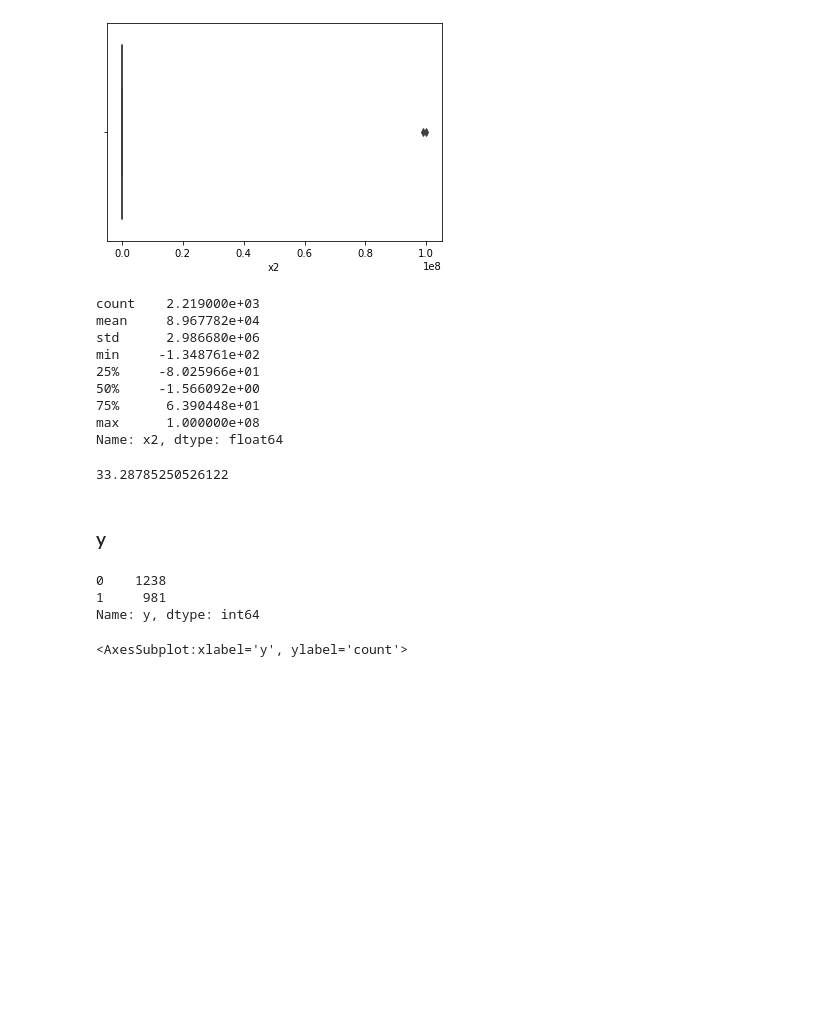
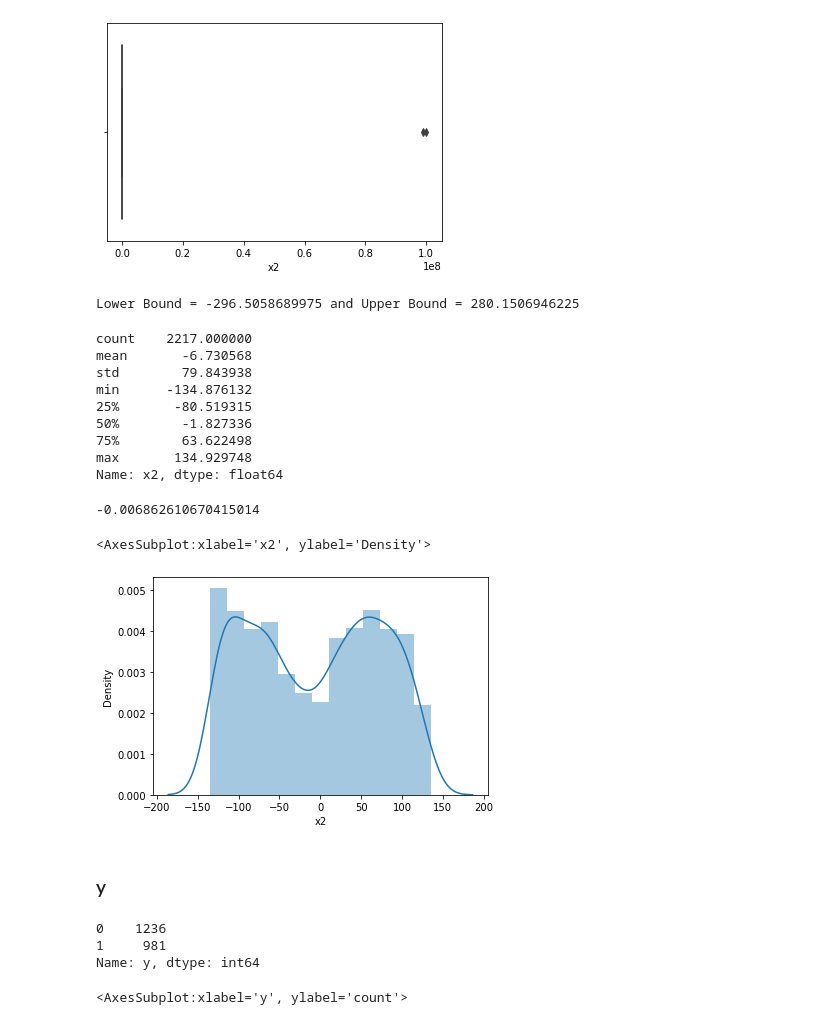
Before and after one commit to manujjoshi/Hackathons, a Jupyter notebook: Hackathon.ipynb, the cells around one changed output. Drawn from its saved outputs; the diff is of its cells as text; code cells hidden in the pictures; blank space fills up the shorter version.

```diff
--- a/Hackathon.ipynb
+++ b/Hackathon.ipynb
@@ -88,3 +88,11 @@ Name: x1, dtype: float64
 data['x1'].skew()
 # %% [output]
 0.07184836241273518
+# %%
+q1=np.percentile(data['x1'],25)
+q3=np.percentile(data['x1'],75)
+IQR=q3-q1
+good_value=1.5 * IQR
+lower_bound=q1-good_value
+upper_bound=q3+good_value
+print(f'Lower Bound = {lower_bound} and Upper Bound = {upper_bound}')
@@ -91,3 +101,5 @@ data['x1'].skew()
+# %%
+data = data[data['x1'] <= upper_bound]   # remove outliers
 # %% [markdown]
 ### x2
 # %%
@@ -100,28 +112,45 @@ sns.boxplot(data['x2'])
 # %% [output]
 <AxesSubplot:xlabel='x2'>
 [figure]
+# %%
+q1=np.percentile(data['x2'],25)
+q3=np.percentile(data['x2'],75)
+IQR=q3-q1
+good_value=1.5 * IQR
+lower_bound=q1-good_value
+upper_bound=q3+good_value
+print(f'Lower Bound = {lower_bound} and Upper Bound = {upper_bound}')
+# %% [output]
+Lower Bound = -296.5058689975 and Upper Bound = 280.1506946225
+# %%
+data = data[data['x2'] <= upper_bound]   # remove outliers
 # %%
 data['x2'].describe()
 # %% [output]
-count    2.219000e+03
-mean     8.967782e+04
-std      2.986680e+06
-min     -1.348761e+02
-25%     -8.025966e+01
-50%     -1.566092e+00
-75%      6.390448e+01
-max      1.000000e+08
+count    2217.000000
+mean       -6.730568
+std        79.843938
+min      -134.876132
+25%       -80.519315
+50%        -1.827336
+75%        63.622498
+max       134.929748
 Name: x2, dtype: float64
 # %%
 data['x2'].skew()
 # %% [output]
-33.28785250526122
+-0.006862610670415014
+# %%
+sns.distplot(data['x2'])
+# %% [output]
+<AxesSubplot:xlabel='x2', ylabel='Density'>
+[figure, added]
 # %% [markdown]
 ### y
 # %%
 data['y'].value_counts()
 # %% [output]
-0    1238
+0    1236
 1     981
 Name: y, dtype: int64
 # %%
```
Also changed, not shown: parts of 23 cells of this notebook.
